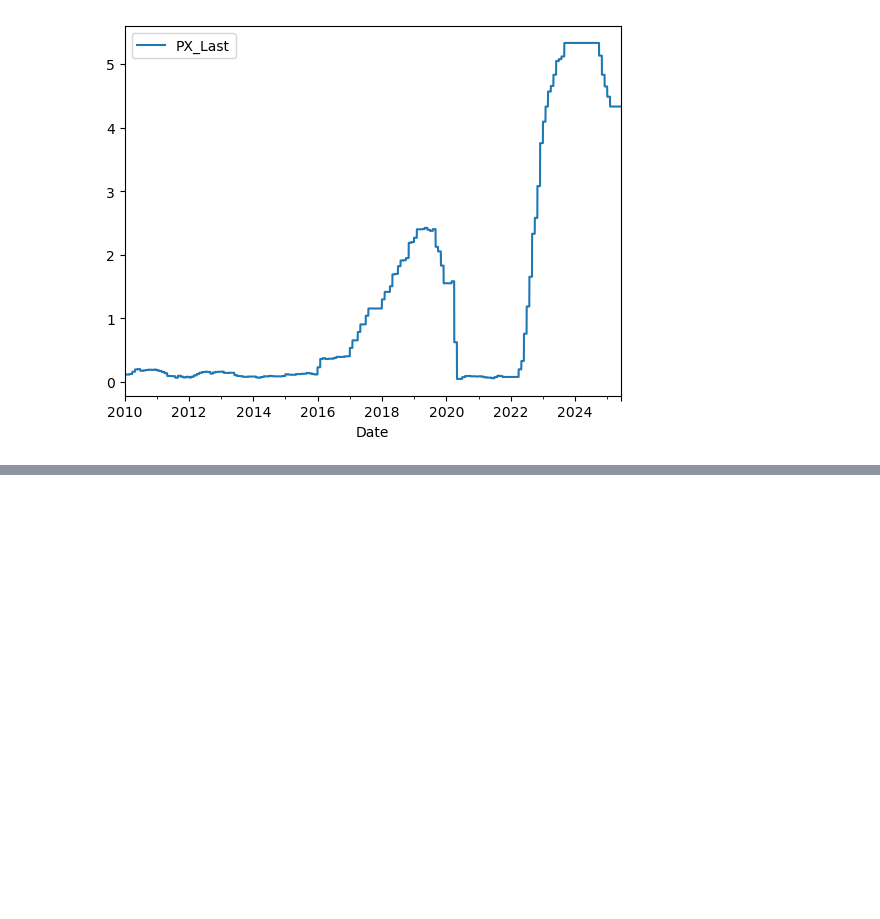
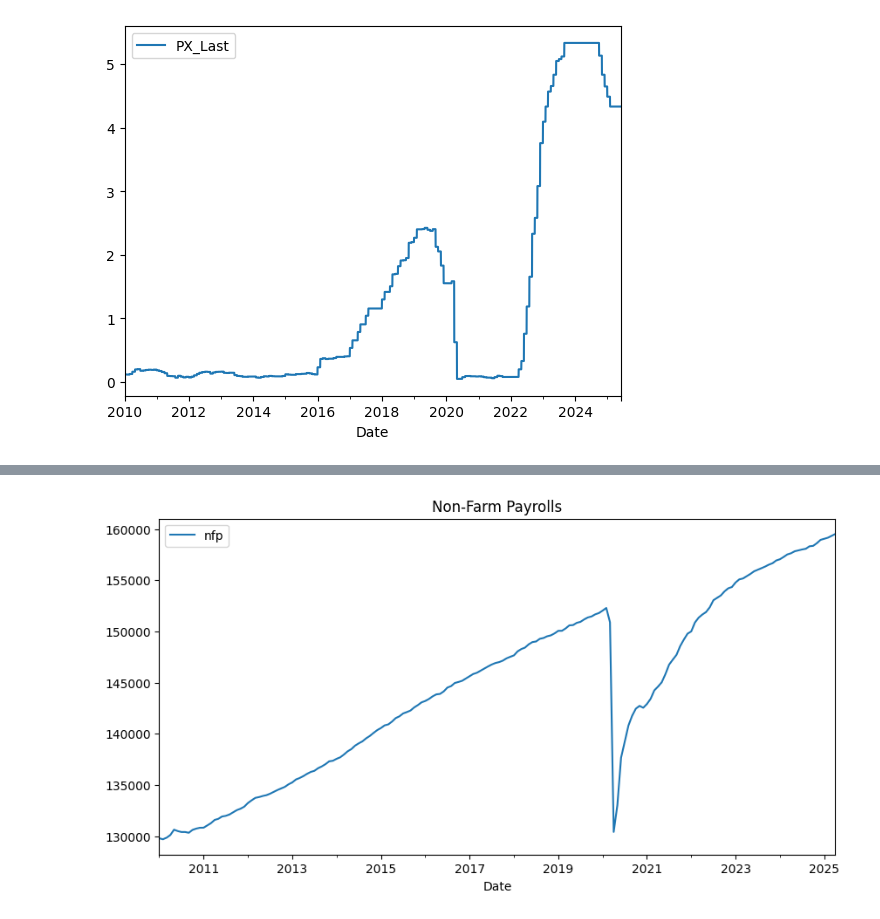
Before and after one commit to Kunj121/MacroFinance_HW2, a Jupyter notebook: hw3/hw_3.ipynb, the cells around one changed output, grey strips where cells are left out. Cells and saved outputs as stored; diff of their text form; code cells hidden in the pictures; blank space fills up the shorter version.

Commit message:
new data

```diff
--- a/hw3/hw_3.ipynb
+++ b/hw3/hw_3.ipynb
@@ -132,0 +159,6 @@ fed.plot()
+# %%
+nfp = pd.read_csv("../data/nonfarm_payrolls.csv", index_col = "observation_date")
+nfp.index = pd.to_datetime(nfp.index)
+nfp.rename(columns = {"PAYEMS": "nfp"}, inplace = True)
+nfp.index.name = "Date"
+nfp
@@ -132,0 +180,6 @@ fed.plot()
+# %%
+nfp.plot(figsize = (10, 5))
+plt.title("Non-Farm Payrolls")
+plt.show()
+# %% [output]
+[figure, added]
```
Also changed, not shown: parts of 6 cells of this notebook, 2 other files.
